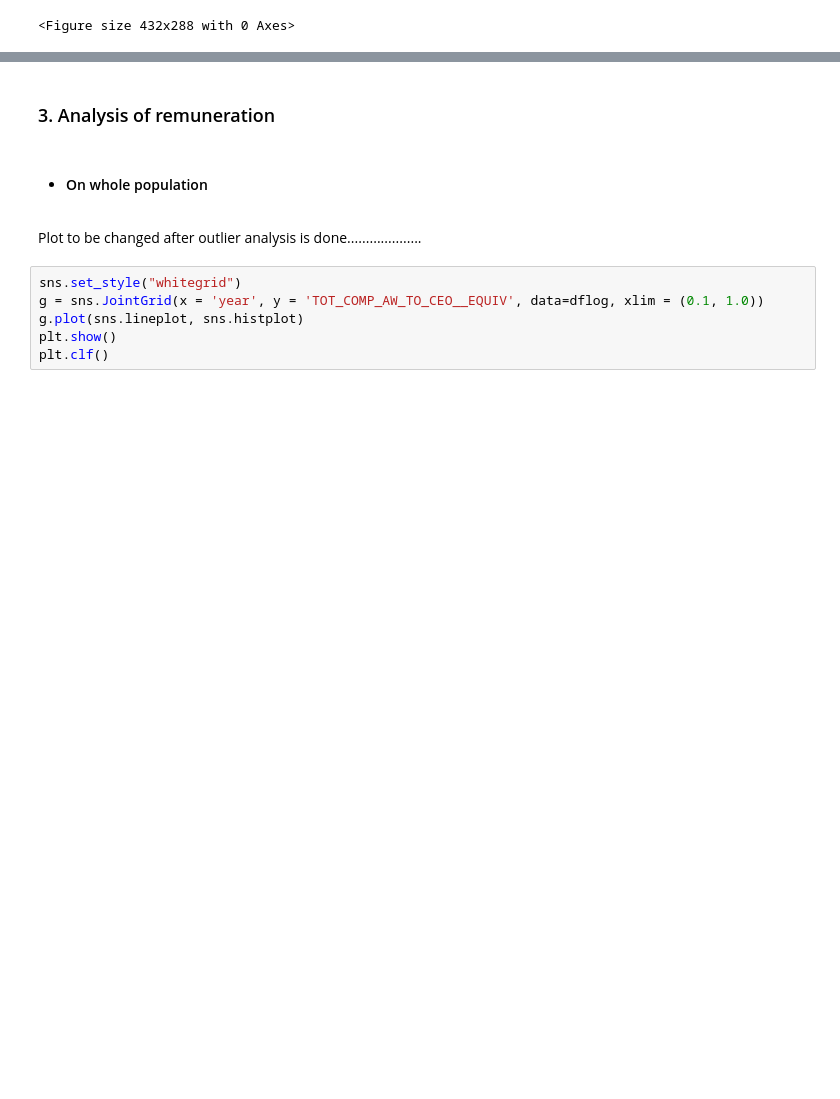
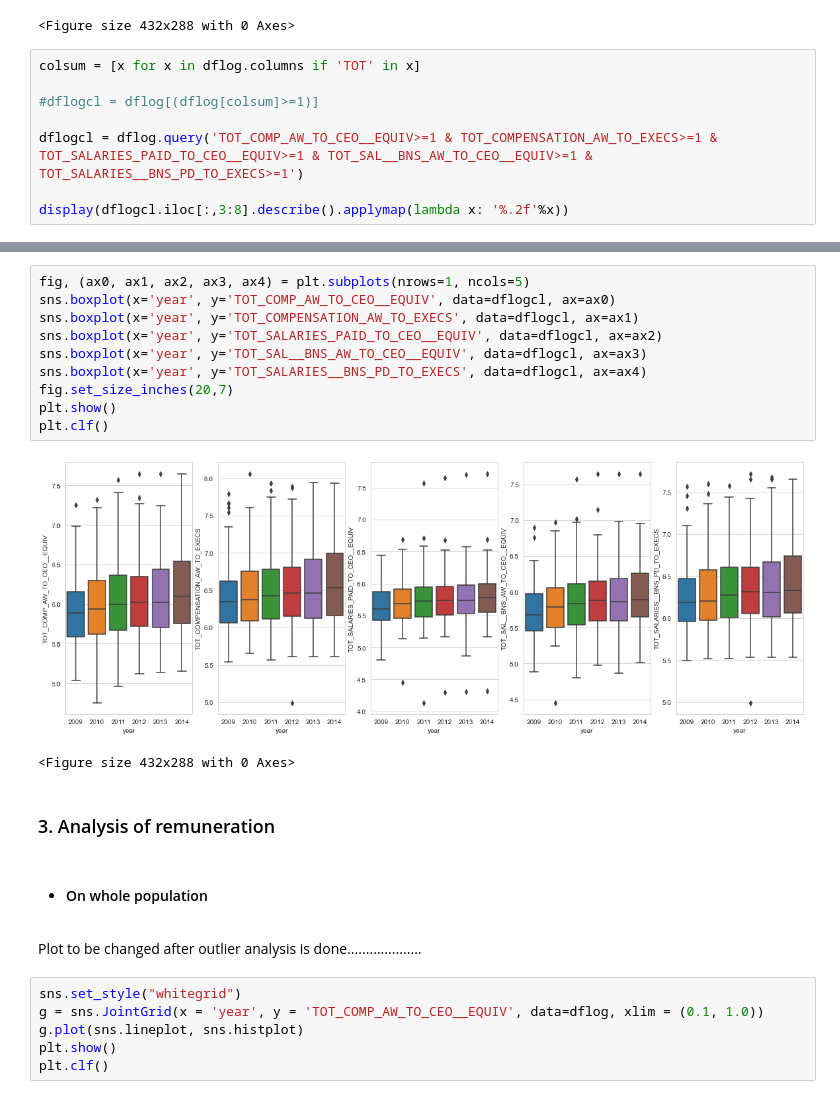
Before and after one commit to maxbranting/Remuneration-Data-Text-Mining, a Jupyter notebook: analysis_presentation.ipynb, the cells around one changed output, grey strips where cells are left out. Cells and saved outputs as stored; diff of their text form; blank space fills up the shorter version.

```diff
--- a/analysis_presentation.ipynb
+++ b/analysis_presentation.ipynb
@@ -229,3 +229,11 @@ display(dflog.iloc[:,3:8].describe().applymap(lambda x: '%.2f'%x))
 | 75% | 6.39 | 6.84 | 5.94 | 6.14 | ... |
 | max | 7.65 | 8.06 | 7.72 | 7.65 | ... |
 <Figure size 432x288 with 0 Axes>
+# %%
+colsum = [x for x in dflog.columns if 'TOT' in x]
+
+#dflogcl = dflog[(dflog[colsum]>=1)]
+
+dflogcl = dflog.query('TOT_COMP_AW_TO_CEO__EQUIV>=1 & TOT_COMPENSATION_AW_TO_EXECS>=1 & TOT_SALARIES_PAID_TO_CEO__EQUIV>=1 & TOT_SAL__BNS_AW_TO_CEO__EQUIV>=1 & TOT_SALARIES__BNS_PD_TO_EXECS>=1')
+
+display(dflogcl.iloc[:,3:8].describe().applymap(lambda x: '%.2f'%x))
@@ -232,3 +250,16 @@ display(dflog.iloc[:,3:8].describe().applymap(lambda x: '%.2f'%x))
+# %%
+fig, (ax0, ax1, ax2, ax3, ax4) = plt.subplots(nrows=1, ncols=5)
+sns.boxplot(x='year', y='TOT_COMP_AW_TO_CEO__EQUIV', data=dflogcl, ax=ax0)
+sns.boxplot(x='year', y='TOT_COMPENSATION_AW_TO_EXECS', data=dflogcl, ax=ax1)
+sns.boxplot(x='year', y='TOT_SALARIES_PAID_TO_CEO__EQUIV', data=dflogcl, ax=ax2)
+sns.boxplot(x='year', y='TOT_SAL__BNS_AW_TO_CEO__EQUIV', data=dflogcl, ax=ax3)
+sns.boxplot(x='year', y='TOT_SALARIES__BNS_PD_TO_EXECS', data=dflogcl, ax=ax4)
+fig.set_size_inches(20,7)
+plt.show()
+plt.clf()
+# %% [output]
+[figure, added]
+<Figure size 432x288 with 0 Axes>
 # %% [markdown]
 ### 3. Analysis of remuneration
 # %% [markdown]
```
Also changed, not shown: parts of 2 cells of this notebook.
